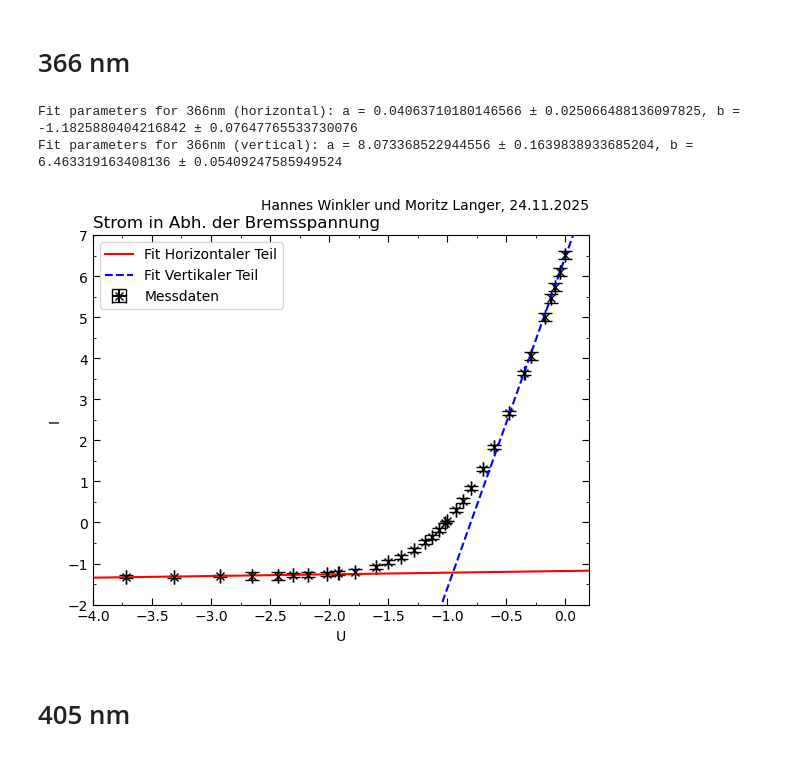
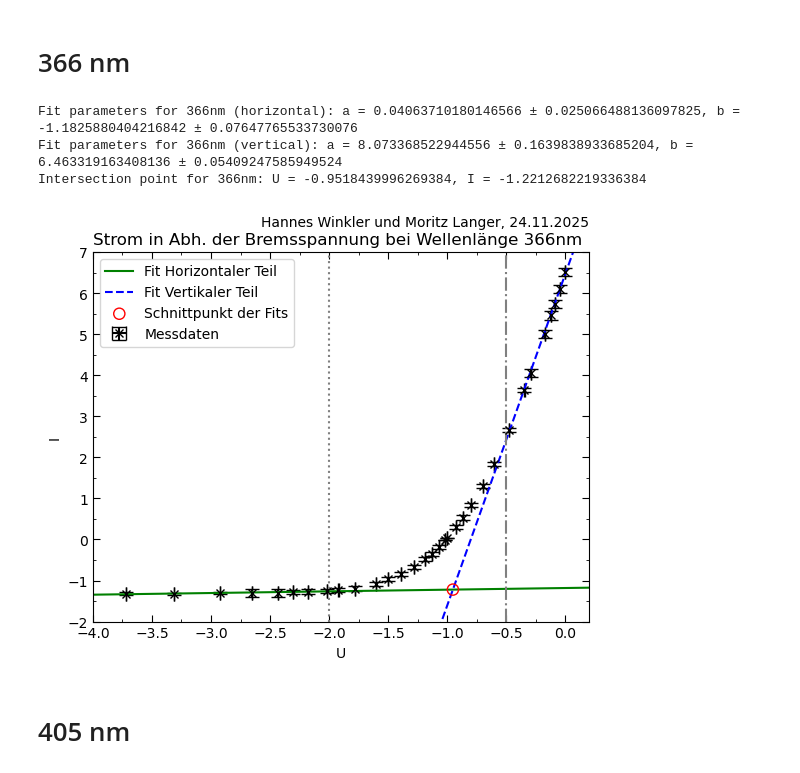
Before and after one commit to Bonsai-Tr33/C-Praktikum, a Jupyter notebook: 45/Evaluation/2.1.ipynb, the cells around one changed output. Cells and saved outputs as stored; diff of their text form; code cells hidden in the pictures.

```diff
--- a/45/Evaluation/2.1.ipynb
+++ b/45/Evaluation/2.1.ipynb
@@ -45,10 +47,15 @@ U405 = U405[~np.isnan(U405).all(axis=1)]
 I405 = np.array([[x,y] for x,y in zip(Data['I (405nm)'].tolist(), Data['Error I (405nm)'].tolist())])
 I405 = I405[~np.isnan(I405).all(axis=1)]
 # %%
-def lin(x, a, b):
-    return a*x+b
+def lin(x, m, a):
+    return m*x+a
+
+def intersect(m1, m2, a1, a2):
+    return (a2 - a1) / (m1 - m2)
+
 
 e = 1.602176634 * 10**(-19)  # elementary charge in C
+c = 299792458  # speed of light in m/s
 # %% [markdown]
 # 366 nm
 # %%
@@ -73,37 +80,47 @@ params366V, cov366V = opt.curve_fit(lin, [x[0] for x in U366V], [x[0] for x in I
 errors366V = np.sqrt(np.diag(cov366V))
 print(f'Fit parameters for 366nm (vertical): a = {params366V[0]} ± {errors366V[0]}, b = {params366V[1]} ± {errors366V[1]}')
 
+# intersection of both fit functions
+U366_intersect = intersect(params366H[0], params366V[0], params366H[1], params366V[1])
+I366_intersect = lin(U366_intersect, params366H[0], params366H[1])
+print(f'Intersection point for 366nm: U = {U366_intersect}, I = {I366_intersect}')
+
+
 # plotting
 plt.errorbar([x[0] for x in U366], [x[0] for x in I366],xerr=[x[1] for x in U366], yerr=[x[1] for x in I366], capsize=5, label='Messdaten', color='black', marker='x', linestyle='None') # plot with error bars
-plt.plot(fit_range, lin(fit_range, params366H[0], params366H[1]), label='Fit Horizontaler Teil', color='red') # plot fit line
+plt.plot(fit_range, lin(fit_range, params366H[0], params366H[1]), label='Fit Horizontaler Teil', color='green') # plot fit line
 plt.plot(fit_range, lin(fit_range, params366V[0], params366V[1]), label='Fit Vertikaler Teil', color='blue', linestyle='--') # plot fit line
+plt.axvline(x=-2, color='grey', linestyle=':')  # vertical line at x = -2
+plt.axvline(x=-0.5, color='grey', linestyle='-.')  # vertical line at x = -0.5
+plt.scatter(U366_intersect, I366_intersect, edgecolors='Red', facecolors='none', label='Schnittpunkt der Fits', zorder=10, s=65)  # plot intersection point
 
 plt.xlabel('U')
 plt.ylabel('I')
 plt.title('Strom in Abh. der Bremsspannung bei Wellenlänge 366nm', loc='left')
 plt.text(1, 1.1, 'Hannes Winkler und Moritz Langer, 24.11.2025', ha='right', va='top', transform=plt.gca().transAxes, fontsize=10)
 plt.legend()
 
 # locating and arranging ticks
 plt.gca().yaxis.set_minor_locator(AutoMinorLocator(2))
 plt.gca().xaxis.set_minor_locator(AutoMinorLocator(2))
 # plt.xticks(np.arange(800000, 3000100, 200000))
 # plt.yticks(np.arange(8, 30, 1))
 plt.tick_params(axis='both', which='minor', direction='in', right=True, top=True)
 plt.tick_params(axis='both', which='major', direction='in', right=True, top=True, length=5)
 
 # limiting and setting plot layout
 plt.ylim(-2, 7)
 plt.xlim(-4, 0.2)
 # plt.tight_layout()
 
 # plot location
 plt.savefig(img_path / 'Planck366.png')
 plt.show() # shows plot every run of the code, used for debugging
 # %% [output]
 Fit parameters for 366nm (horizontal): a = 0.04063710180146566 ± 0.025066488136097825, b = -1.1825880404216842 ± 0.07647765533730076
 Fit parameters for 366nm (vertical): a = 8.073368522944556 ± 0.1639838933685204, b = 6.463319163408136 ± 0.05409247585949524
+Intersection point for 366nm: U = -0.9518439996269384, I = -1.2212682219336384
-[figure, old version]
+[figure, new version]
 # %% [markdown]
 # 405 nm
 # %%
```
Also changed, not shown: parts of 9 cells of this notebook, 14 other files.
